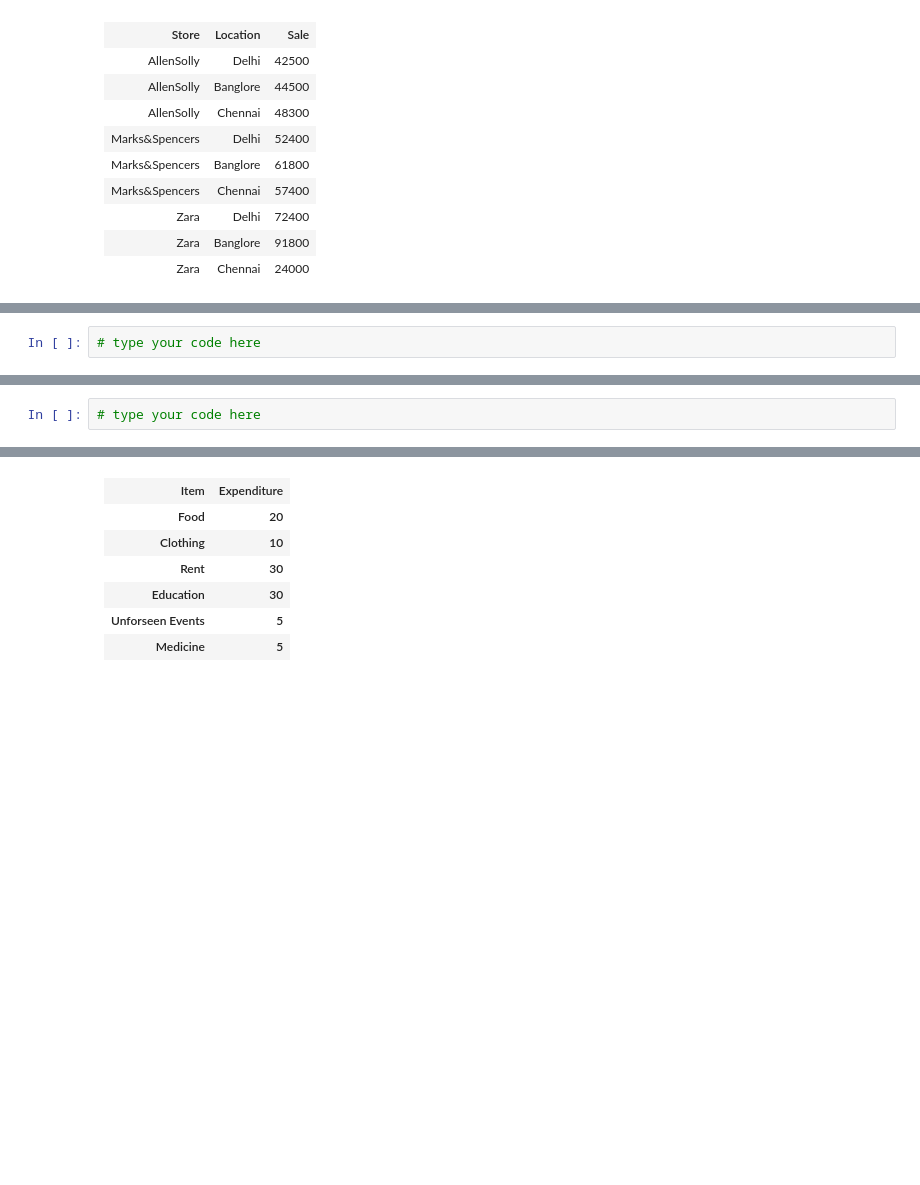
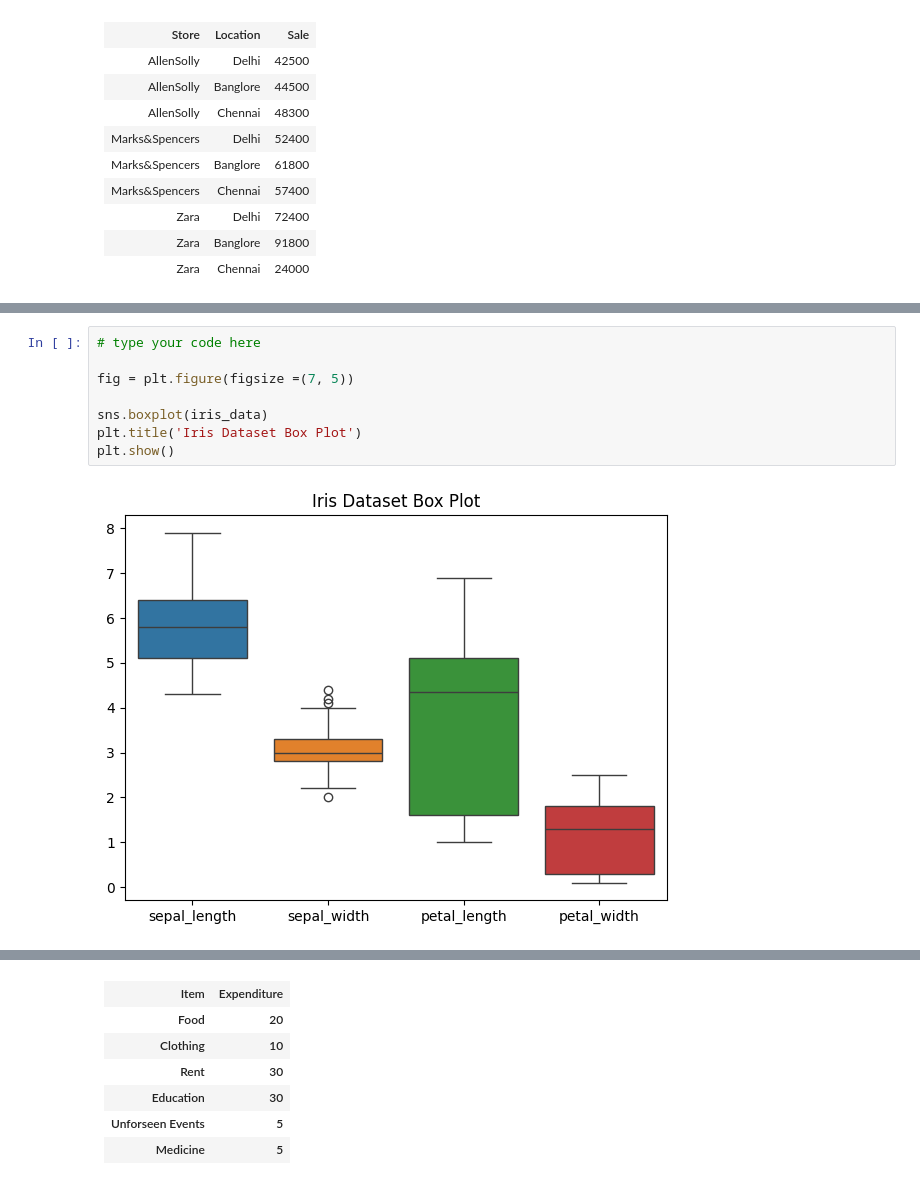
Before and after one commit to anuragsingh2207/dsba-jupyter-notebook, a Jupyter notebook: src/Session_5/Take_Home_Session_5_Question.ipynb, the cells around one changed output, grey strips where cells are left out. Drawn from its saved outputs; the diff is of its cells as text; blank space fills up the shorter version.

```diff
--- a/src/Session_5/Take_Home_Session_5_Question.ipynb
+++ b/src/Session_5/Take_Home_Session_5_Question.ipynb
@@ -322,8 +425,16 @@ plt.show()
         </td>
     </tr>
 </table>
-# %%
-# type your code here
+# %%
+# type your code here
+
+fig = plt.figure(figsize =(7, 5))
+
+sns.boxplot(iris_data)
+plt.title('Iris Dataset Box Plot')
+plt.show()
+# %% [output]
+[figure, added]
 # %% [markdown]
 <table align="left">
     <tr>
@@ -340,5 +451,3 @@ plt.show()
         </td>
     </tr>
 </table>
-# %%
-# type your code here
```
Also changed, not shown: parts of 16 cells of this notebook, 1 other file.
